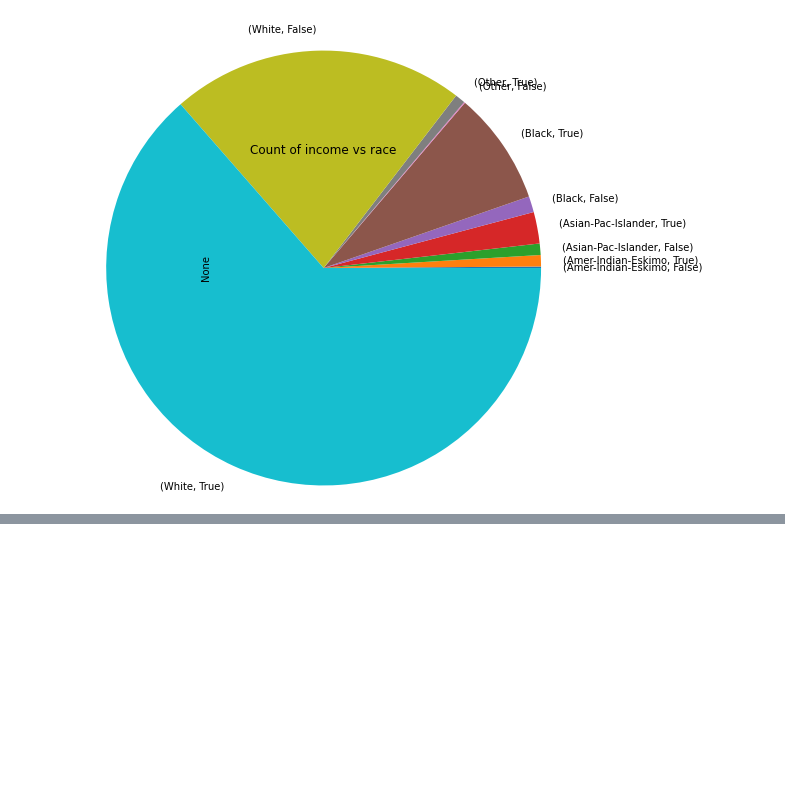
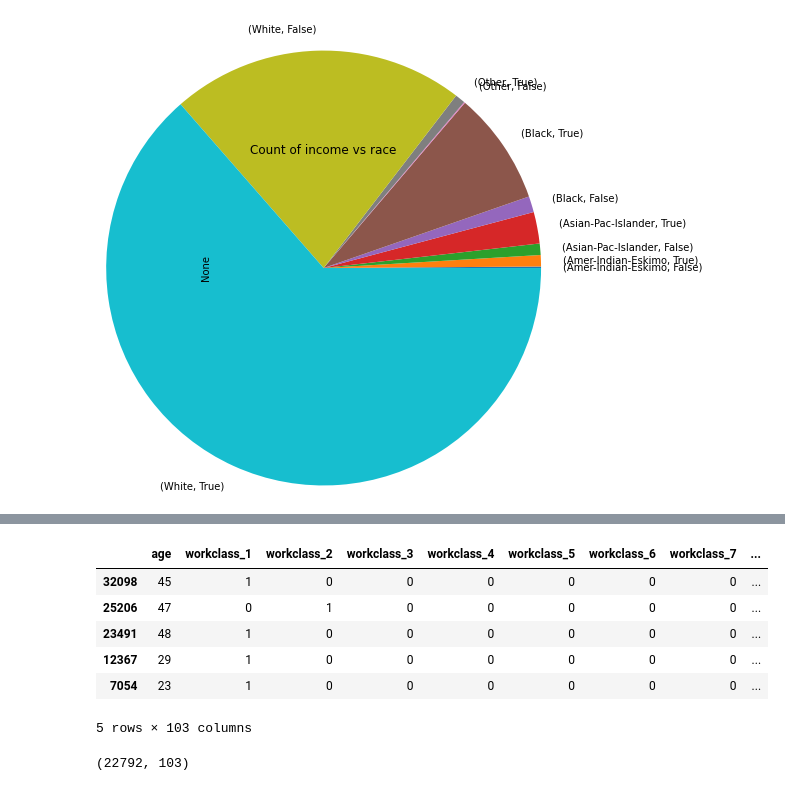
Before and after one commit to aarontravass/CS5834, a Jupyter notebook: Untitled0.ipynb, the cells around one changed output, grey strips where cells are left out. Drawn from its saved outputs; the diff is of its cells as text; code cells hidden in the pictures; blank space fills up the shorter version.

```diff
--- a/Untitled0.ipynb
+++ b/Untitled0.ipynb
@@ -90,6 +105,8 @@ A value is trying to be set on a copy of a slice from a DataFrame
 See the caveats in the documentation: https://pandas.pydata.org/pandas-docs/stable/user_guide/indexing.html#returning-a-view-versus-a-copy
 # %%
 df.country.replace('?', np.NaN, inplace=True)
+df['workclass'].replace('?', np.NaN, inplace=True)
+df['occupation'].replace('?', np.NaN, inplace=True)
 df.country.value_counts()
 # %% [output]
 United-States                 29170
@@ -165,3 +179,10 @@ df.groupby(by=["race","income"]).size().plot(kind="pie", radius=2.5,title="Count
 # %% [output]
 <matplotlib.axes._subplots.AxesSubplot at 0x...>
 [figure]
+# %%
+X = df.drop(['income'], axis=1)
+y = df['income']
+# %%
+from sklearn.model_selection import train_test_split
+
+X_train, X_test, y_train, y_test = train_test_split(X, y, test_size = 0.3, random_state = 0)
@@ -167,0 +199,9 @@ df.groupby(by=["race","income"]).size().plot(kind="pie", radius=2.5,title="Count
+# %%
+!pip install category_encoders
+import category_encoders as ce
+encoder = ce.OneHotEncoder(cols=['workclass', 'education', 'marital_status', 'occupation', 'relationship',
+                                 'race', 'sex', 'country'])
+
+X_train = encoder.fit_transform(X_train)
+
+X_test = encoder.transform(X_test)
@@ -167,0 +222,14 @@ df.groupby(by=["race","income"]).size().plot(kind="pie", radius=2.5,title="Count
+# %%
+X_train.head()
+# %% [output]
+|  | age | workclass_1 | workclass_2 | workclass_3 | workclass_4 | workclass_5 | workclass_6 | workclass_7 | ... |
+| 32098 | 45 | 1 | 0 | 0 | 0 | 0 | 0 | 0 | ... |
+| 25206 | 47 | 0 | 1 | 0 | 0 | 0 | 0 | 0 | ... |
+| 23491 | 48 | 1 | 0 | 0 | 0 | 0 | 0 | 0 | ... |
+| 12367 | 29 | 1 | 0 | 0 | 0 | 0 | 0 | 0 | ... |
+| 7054 | 23 | 1 | 0 | 0 | 0 | 0 | 0 | 0 | ... |
+5 rows × 103 columns
+# %%
+X_train.shape
+# %% [output]
+(22792, 103)
```
Also changed, not shown: parts of 20 cells of this notebook.
